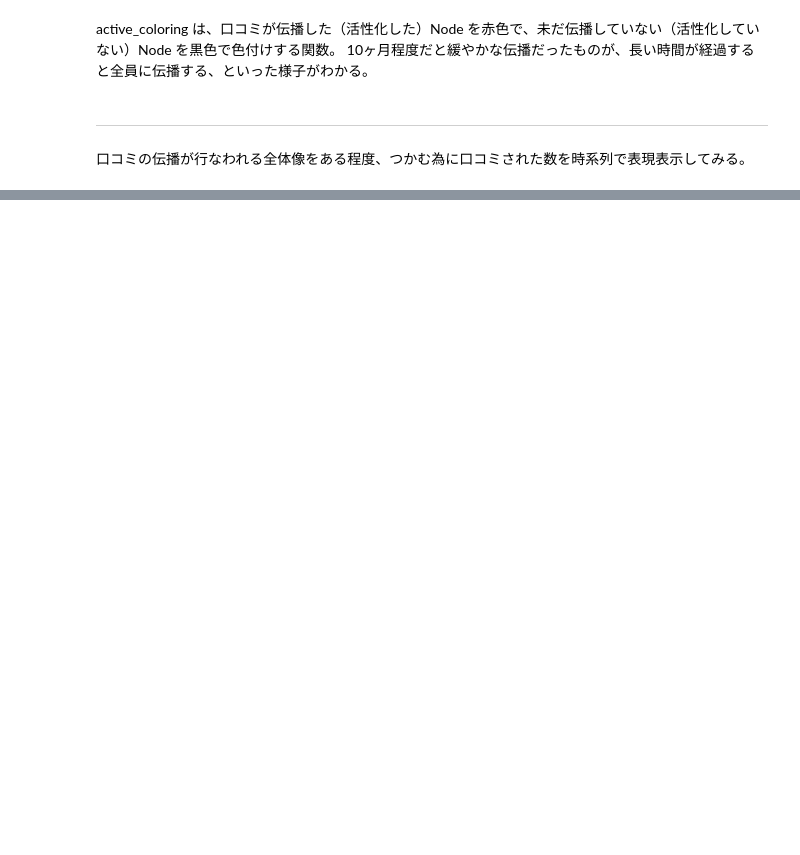
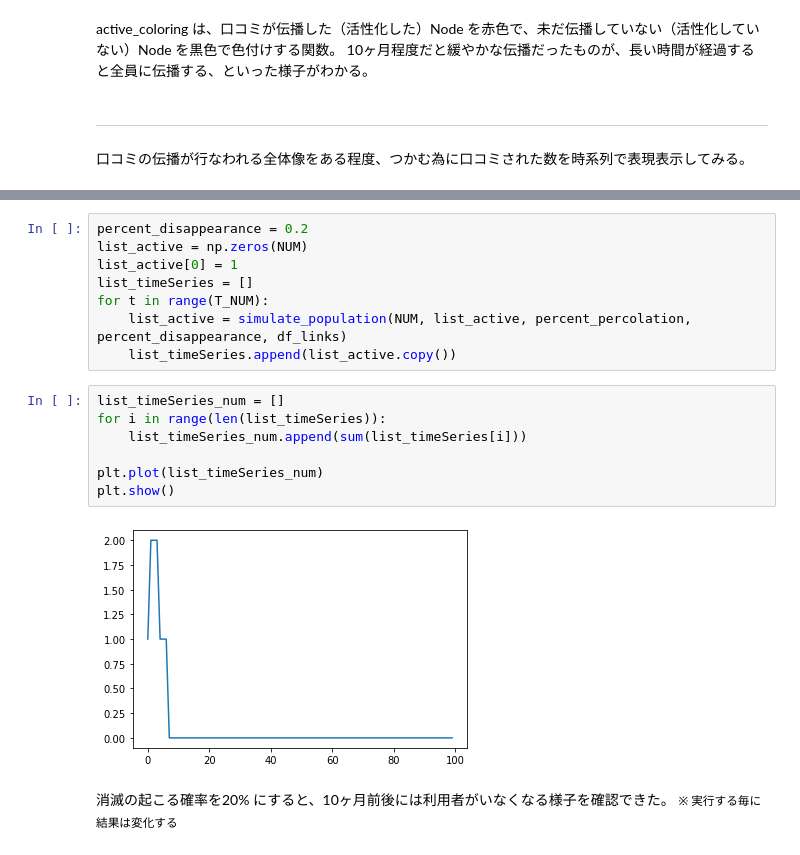
Before and after one commit to 1024xx4/data_analysis_100_knock, a Jupyter notebook: numerical_simulation.ipynb, the cells around one changed output, grey strips where cells are left out. Saved outputs shown, nothing was run; the diff lists cells and outputs as text; blank space fills up the shorter version.

```diff
--- a/numerical_simulation.ipynb
+++ b/numerical_simulation.ipynb
@@ -148,0 +204,20 @@ plt.show()
+# %%
+percent_disappearance = 0.2
+list_active = np.zeros(NUM)
+list_active[0] = 1
+list_timeSeries = []
+for t in range(T_NUM):
+    list_active = simulate_population(NUM, list_active, percent_percolation, percent_disappearance, df_links)
+    list_timeSeries.append(list_active.copy())
+# %%
+list_timeSeries_num = []
+for i in range(len(list_timeSeries)):
+    list_timeSeries_num.append(sum(list_timeSeries[i]))
+
+plt.plot(list_timeSeries_num)
+plt.show()
+# %% [output]
+[figure, added]
+# %% [markdown]
+消滅の起こる確率を20% にすると、10ヶ月前後には利用者がいなくなる様子を確認できた。
+<small>※ 実行する毎に結果は変化する</Small>
```
Also changed, not shown: parts of 10 cells of this notebook.
